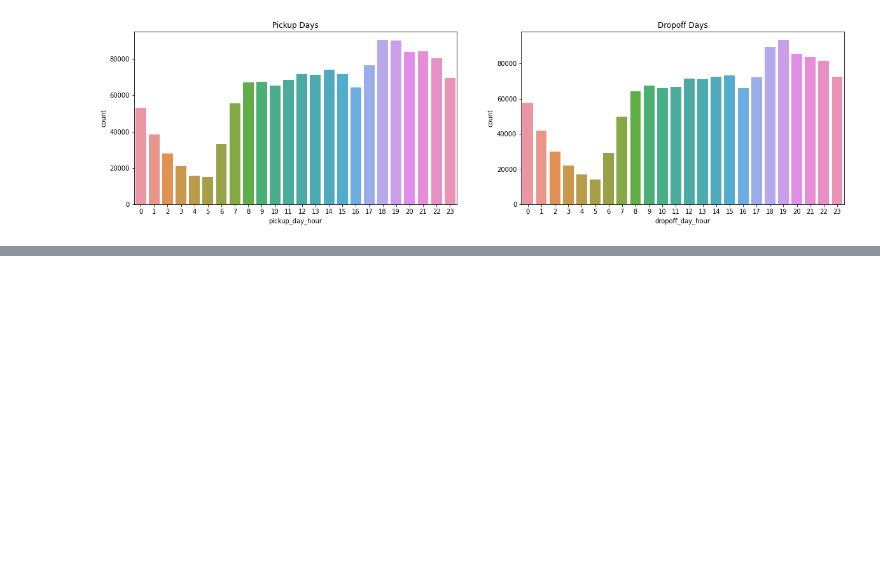
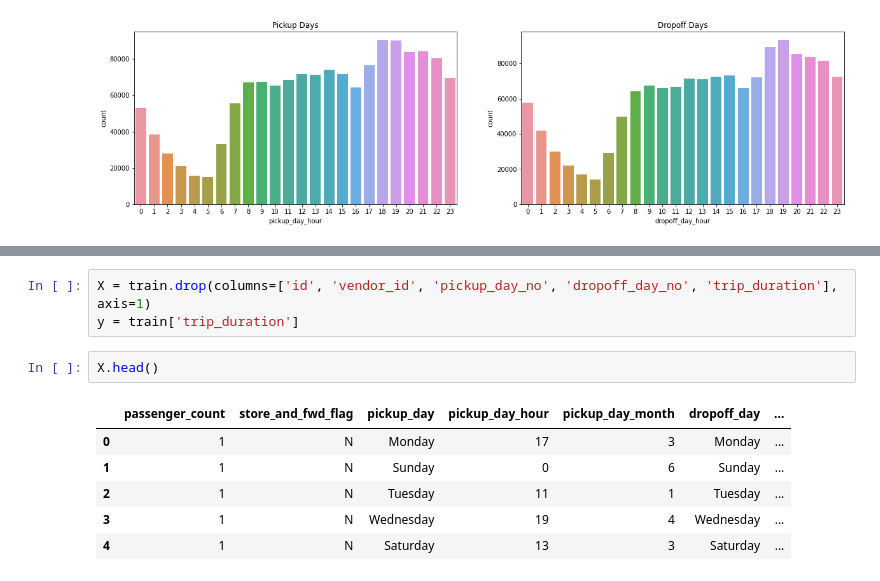
Before and after one commit to Anirban095/Data-Science, a Jupyter notebook: 5. New York City Taxi Trip Duration/NY_City_Taxi.ipynb, the cells around one changed output, grey strips where cells are left out. Drawn from its saved outputs; the diff is of its cells as text; blank space fills up the shorter version.

```diff
--- a/5. New York City Taxi Trip Duration/NY_City_Taxi.ipynb
+++ b/5. New York City Taxi Trip Duration/NY_City_Taxi.ipynb
@@ -293,0 +353,12 @@ ax=sns.countplot(x="dropoff_day_hour",data=train,ax=ax4)
+# %%
+X = train.drop(columns=['id', 'vendor_id', 'pickup_day_no', 'dropoff_day_no', 'trip_duration'], axis=1)
+y = train['trip_duration']
+# %%
+X.head()
+# %% [output]
+|  | passenger_count | store_and_fwd_flag | pickup_day | pickup_day_hour | pickup_day_month | dropoff_day | ... |
+| 0 | 1 | N | Monday | 17 | 3 | Monday | ... |
+| 1 | 1 | N | Sunday | 0 | 6 | Sunday | ... |
+| 2 | 1 | N | Tuesday | 11 | 1 | Tuesday | ... |
+| 3 | 1 | N | Wednesday | 19 | 4 | Wednesday | ... |
+| 4 | 1 | N | Saturday | 13 | 3 | Saturday | ... |
```
Also changed, not shown: parts of 28 cells of this notebook.
